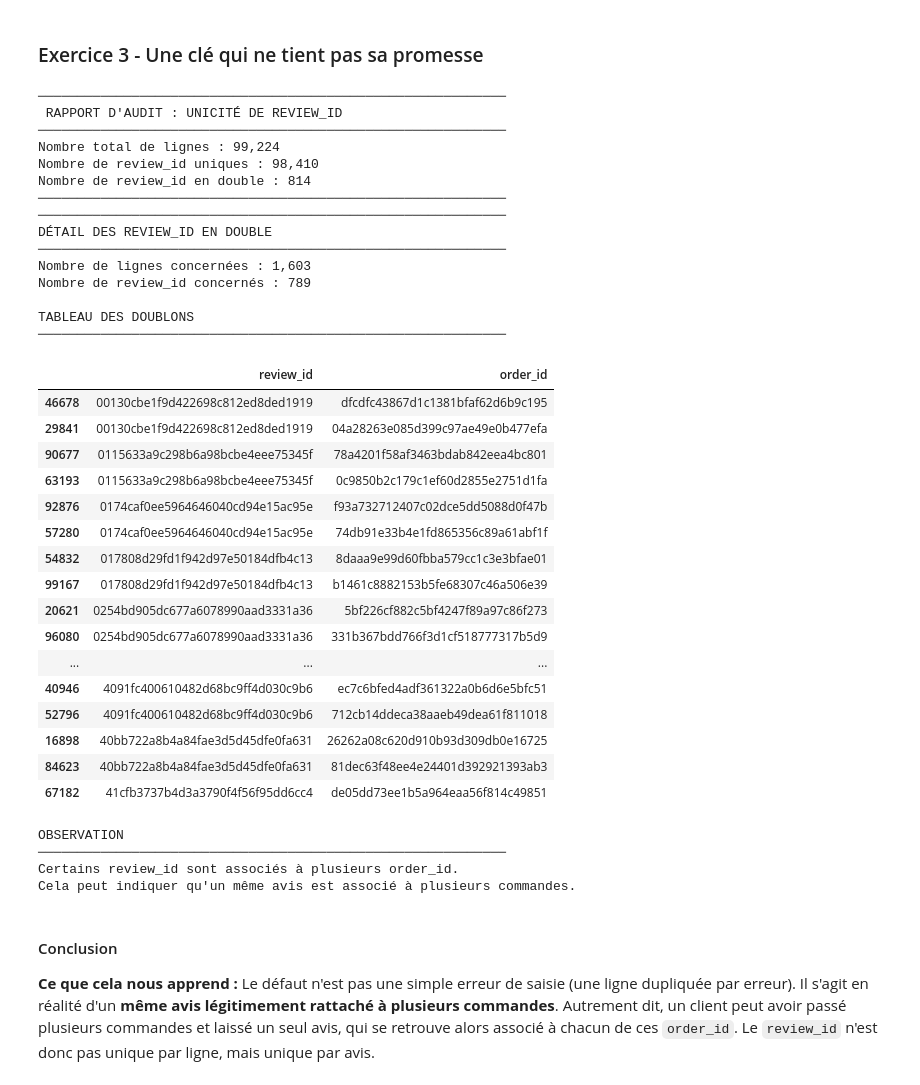
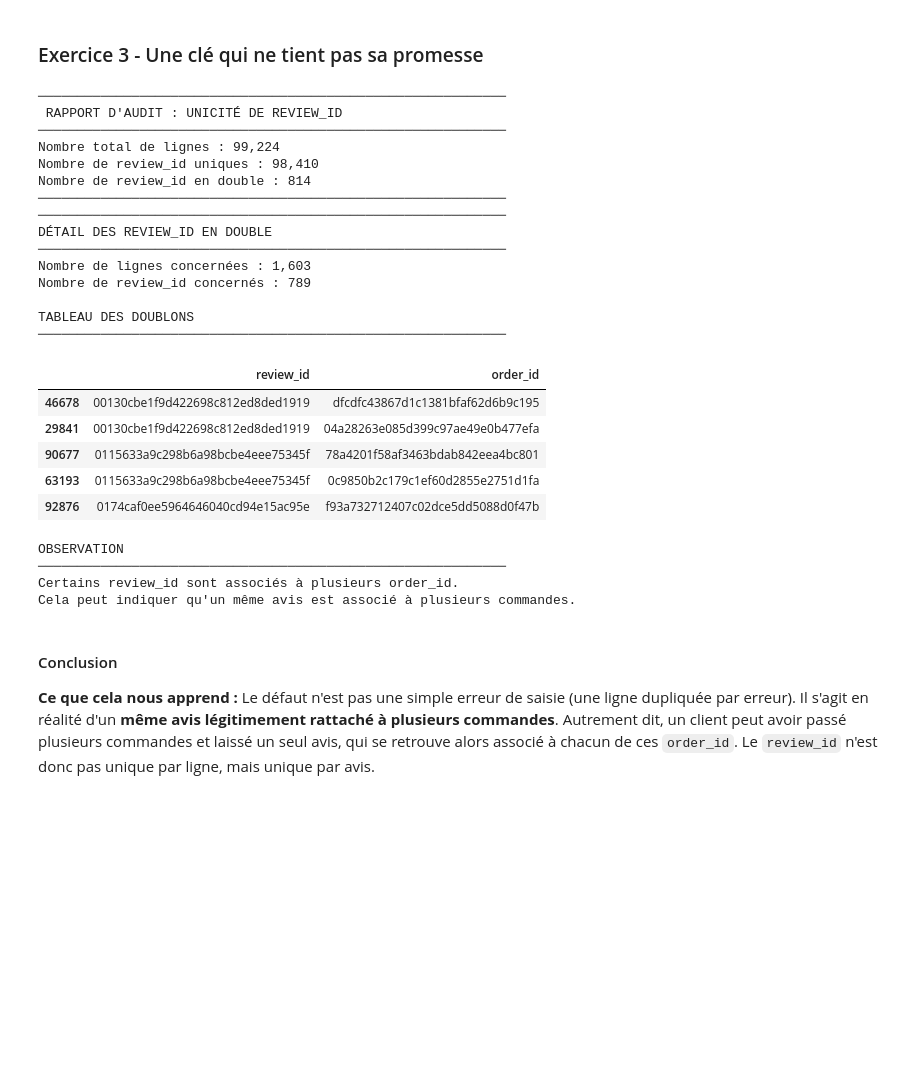
Before and after one commit to Henz2k1/projet_sante_akieni, a Jupyter notebook: S14/semaine14_le_perf_vendeurs_et_produits.ipynb, the cells around one changed output. Saved outputs shown, nothing was run; the diff lists cells and outputs as text; code cells hidden in the pictures; blank space fills up the shorter version.

Commit message:
Correction de la pagination exercice 3, tableau doublons

```diff
--- a/S14/semaine14_le_perf_vendeurs_et_produits.ipynb
+++ b/S14/semaine14_le_perf_vendeurs_et_produits.ipynb
@@ -307,7 +307,7 @@ if doublons > 0:
     print("\nTABLEAU DES DOUBLONS")
     print("─" * 60)
 
-    display(doublons_df)
+    display(doublons_df.head())
 
     print("OBSERVATION")
     print("─" * 60)
@@ -320,44 +320,33 @@ if doublons > 0:
         )
         print(
             "Cela peut indiquer qu'un même avis est associé à plusieurs commandes."
         )
     else:
         print(
             "Les review_id en double sont associés à une même commande."
         )
 # %% [output]
 ────────────────────────────────────────────────────────────
  RAPPORT D'AUDIT : UNICITÉ DE REVIEW_ID
 ────────────────────────────────────────────────────────────
 Nombre total de lignes : 99,224
 Nombre de review_id uniques : 98,410
 Nombre de review_id en double : 814
 ────────────────────────────────────────────────────────────
 ────────────────────────────────────────────────────────────
 DÉTAIL DES REVIEW_ID EN DOUBLE
 ────────────────────────────────────────────────────────────
 Nombre de lignes concernées : 1,603
 Nombre de review_id concernés : 789
 
 TABLEAU DES DOUBLONS
 ────────────────────────────────────────────────────────────
 |  | review_id | order_id |
 | 46678 | 00130cbe1f9d422698c812ed8ded1919 | dfcdfc43867d1c1381bfaf62d6b9c195 |
 | 29841 | 00130cbe1f9d422698c812ed8ded1919 | 04a28263e085d399c97ae49e0b477efa |
 | 90677 | 0115633a9c298b6a98bcbe4eee75345f | 78a4201f58af3463bdab842eea4bc801 |
 | 63193 | 0115633a9c298b6a98bcbe4eee75345f | 0c9850b2c179c1ef60d2855e2751d1fa |
 | 92876 | 0174caf0ee5964646040cd94e15ac95e | f93a732712407c02dce5dd5088d0f47b |
-| 57280 | 0174caf0ee5964646040cd94e15ac95e | 74db91e33b4e1fd865356c89a61abf1f |
-| 54832 | 017808d29fd1f942d97e50184dfb4c13 | 8daaa9e99d60fbba579cc1c3e3bfae01 |
-| 99167 | 017808d29fd1f942d97e50184dfb4c13 | b1461c8882153b5fe68307c46a506e39 |
-| 20621 | 0254bd905dc677a6078990aad3331a36 | 5bf226cf882c5bf4247f89a97c86f273 |
-| 96080 | 0254bd905dc677a6078990aad3331a36 | 331b367bdd766f3d1cf518777317b5d9 |
-| ... | ... | ... |
-| 40946 | 4091fc400610482d68bc9ff4d030c9b6 | ec7c6bfed4adf361322a0b6d6e5bfc51 |
-| 52796 | 4091fc400610482d68bc9ff4d030c9b6 | 712cb14ddeca38aaeb49dea61f811018 |
-| 16898 | 40bb722a8b4a84fae3d5d45dfe0fa631 | 26262a08c620d910b93d309db0e16725 |
-| 84623 | 40bb722a8b4a84fae3d5d45dfe0fa631 | 81dec63f48ee4e24401d392921393ab3 |
-| 67182 | 41cfb3737b4d3a3790f4f56f95dd6cc4 | de05dd73ee1b5a964eaa56f814c49851 |
 OBSERVATION
 ────────────────────────────────────────────────────────────
 Certains review_id sont associés à plusieurs order_id.
```
